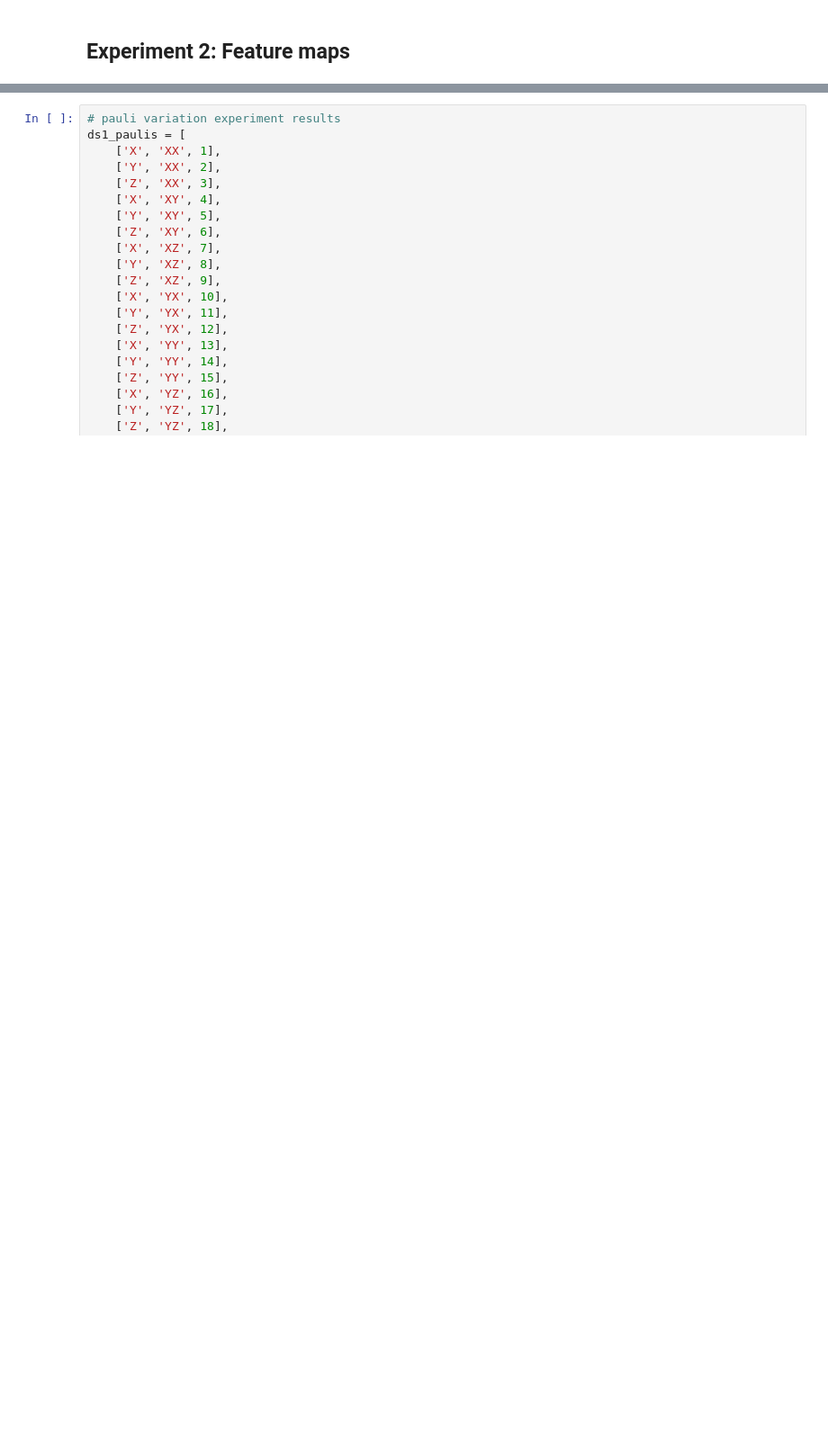
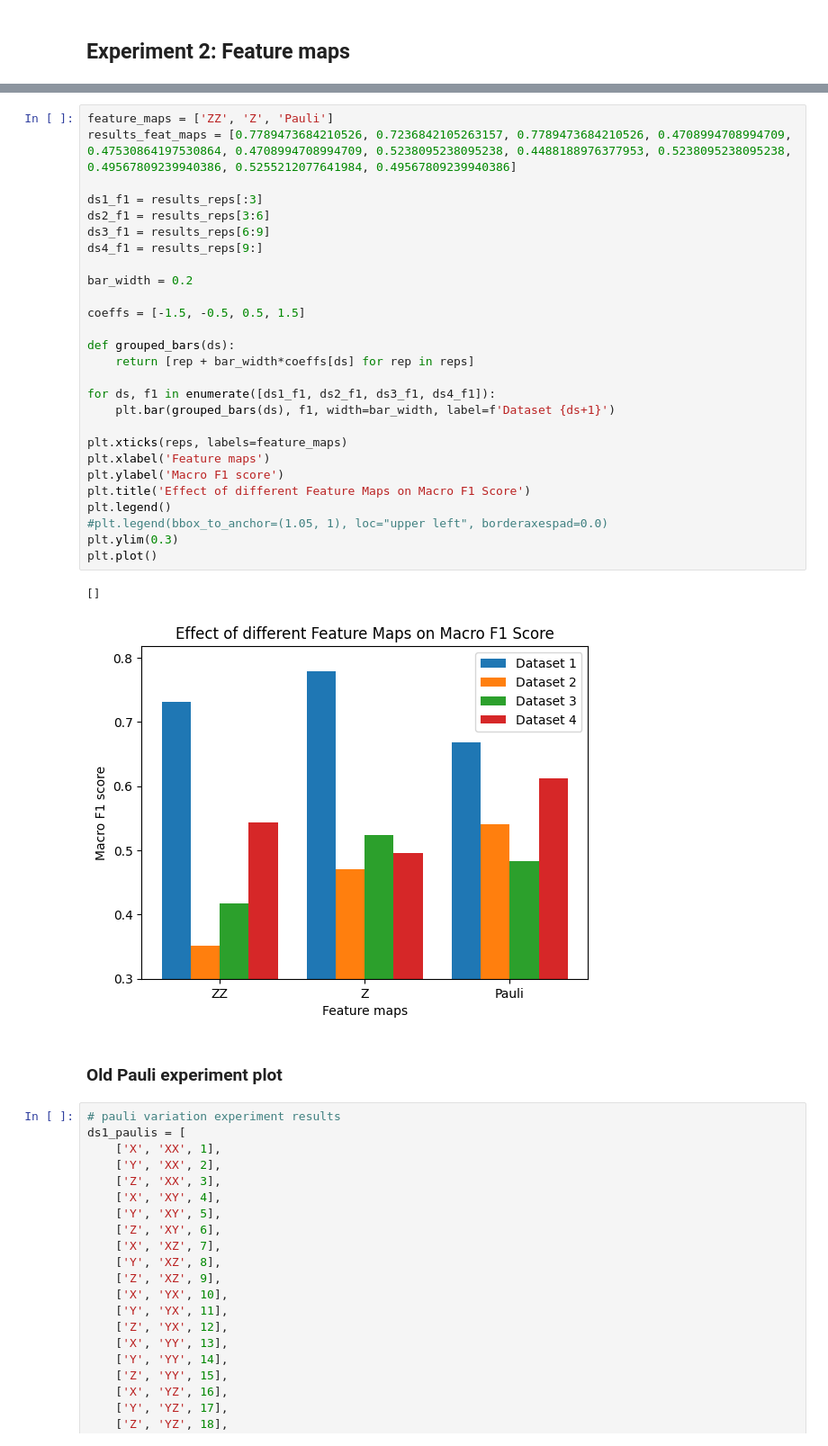
Before and after one commit to welremco/Group3QuantumOneClassSVMs, a Jupyter notebook: results/results.ipynb, the cells around one changed output, grey strips where cells are left out. Shown at 90% size. Drawn from its saved outputs; the diff is of its cells as text; blank space fills up the shorter version.

```diff
--- a/results/results.ipynb
+++ b/results/results.ipynb
@@ -238,3 +42,35 @@ F1 1: 0.49567809239940386
+# %%
+feature_maps = ['ZZ', 'Z', 'Pauli']
+results_feat_maps = [0.7789473684210526, 0.7236842105263157, 0.7789473684210526, 0.4708994708994709, 0.47530864197530864, 0.4708994708994709, 0.5238095238095238, 0.4488188976377953, 0.5238095238095238, 0.49567809239940386, 0.5255212077641984, 0.49567809239940386]
+
+ds1_f1 = results_reps[:3]
+ds2_f1 = results_reps[3:6]
+ds3_f1 = results_reps[6:9]
+ds4_f1 = results_reps[9:]
+
+bar_width = 0.2
+
+coeffs = [-1.5, -0.5, 0.5, 1.5]
+
+def grouped_bars(ds):
+    return [rep + bar_width*coeffs[ds] for rep in reps]
+
+for ds, f1 in enumerate([ds1_f1, ds2_f1, ds3_f1, ds4_f1]):
+    plt.bar(grouped_bars(ds), f1, width=bar_width, label=f'Dataset {ds+1}')
+
+plt.xticks(reps, labels=feature_maps)
+plt.xlabel('Feature maps')
+plt.ylabel('Macro F1 score')
+plt.title('Effect of different Feature Maps on Macro F1 Score')
+plt.legend()
+#plt.legend(bbox_to_anchor=(1.05, 1), loc="upper left", borderaxespad=0.0)
+plt.ylim(0.3)
+plt.plot()
+# %% [output]
+[]
+[figure, added]
+# %% [markdown]
+### Old Pauli experiment plot
 # %%
 # pauli variation experiment results
 ds1_paulis = [
```
Also changed, not shown: parts of 13 cells of this notebook.
